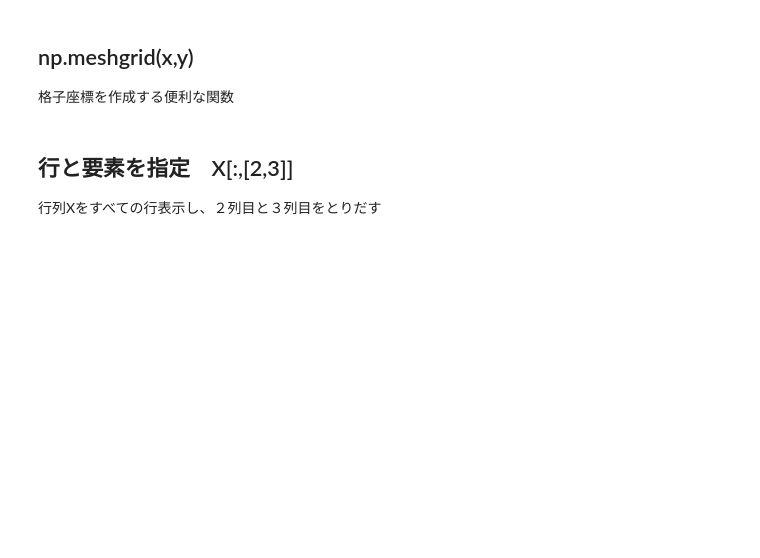
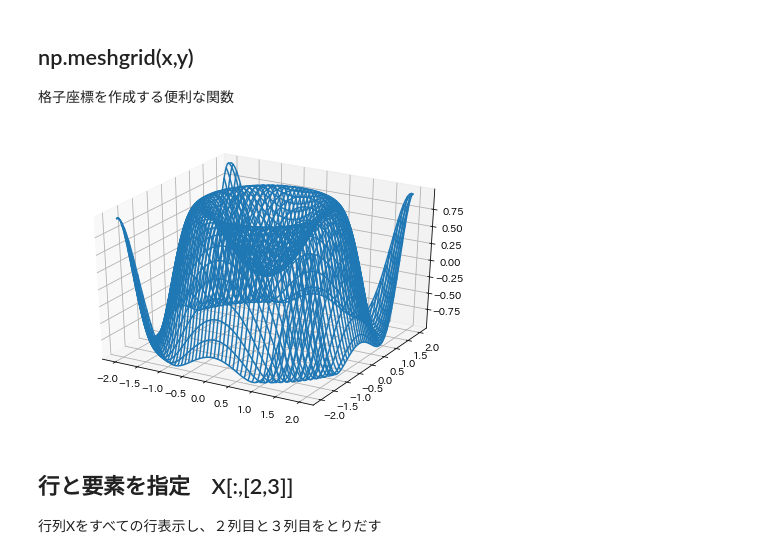
Before and after one commit to nsakki55/ml_note, a Jupyter notebook: numpy_cheat_sheet.ipynb, the cells around one changed output. Cells and saved outputs as stored; diff of their text form; code cells hidden in the pictures; blank space fills up the shorter version.

```diff
--- a/numpy_cheat_sheet.ipynb
+++ b/numpy_cheat_sheet.ipynb
@@ -90,6 +113,21 @@ array([1, 3, 5, 7, 9])
 # %% [markdown]
 ## np.meshgrid(x,y)
 格子座標を作成する便利な関数
+# %%
+from mpl_toolkits.mplot3d import Axes3D
+
+x = np.linspace(-2 ,2 ,100)
+y = np.linspace(-2, 2, 100)
+
+xx , yy =np.meshgrid(x, y)
+ret = np.sin(xx**2+yy**2)
+
+fig = plt.figure()
+ax = Axes3D(fig)
+ax.plot_wireframe(xx, yy ,ret)
+plt.show()
+# %% [output]
+[figure, added]
 # %% [markdown]
 ## 行と要素を指定　X[:,[2,3]]
 行列Xをすべての行表示し、２列目と３列目をとりだす
```
Also changed, not shown: parts of 8 cells of this notebook, 1 other file.
